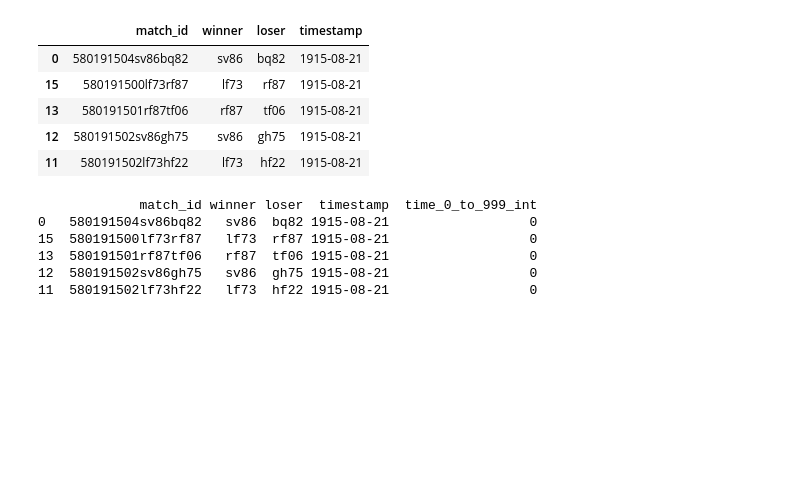
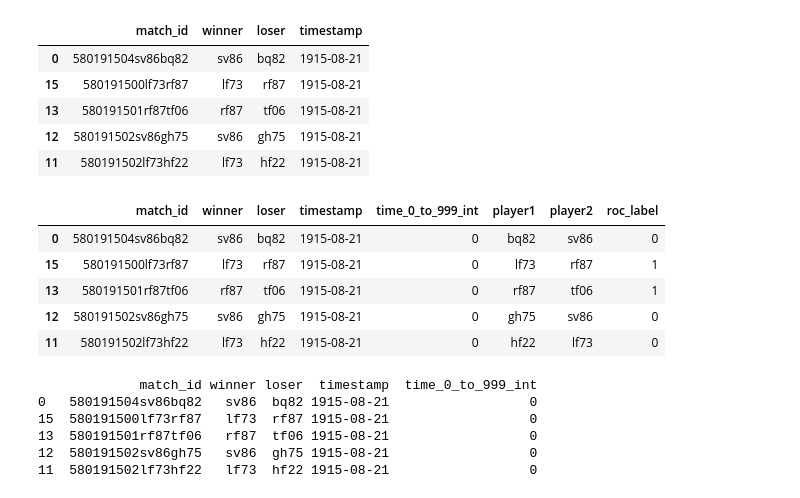
Before and after one commit to Duane321/true_theta, a Jupyter notebook: posts/trueskill/true_skill_tennis_dev.ipynb, the cells around one changed output. Cells and saved outputs as stored; diff of their text form; code cells hidden in the pictures; blank space fills up the shorter version.

Commit message:
added train test split and oos eval on tennis data

```diff
--- a/posts/trueskill/true_skill_tennis_dev.ipynb
+++ b/posts/trueskill/true_skill_tennis_dev.ipynb
@@ -103,3 +103,12 @@ tennis_data_df.head()
 tennis_data_df = tennis_data_df.rename(columns={'w1_id': 'winner', 'l1_id': 'loser', 'time_end': 'timestamp'})
 # %%
 tennis_data_df = tennis_data_df.sort_values('timestamp')
+# %%
+tennis_data_df.head()
+# %% [output]
+|  | match_id | winner | loser | timestamp | time_0_to_999_int | player1 | player2 | roc_label |
+| 0 | 580191504sv86bq82 | sv86 | bq82 | 1915-08-21 | 0 | bq82 | sv86 | 0 |
+| 15 | 580191500lf73rf87 | lf73 | rf87 | 1915-08-21 | 0 | lf73 | rf87 | 1 |
+| 13 | 580191501rf87tf06 | rf87 | tf06 | 1915-08-21 | 0 | rf87 | tf06 | 1 |
+| 12 | 580191502sv86gh75 | sv86 | gh75 | 1915-08-21 | 0 | gh75 | sv86 | 0 |
+| 11 | 580191502lf73hf22 | lf73 | hf22 | 1915-08-21 | 0 | hf22 | lf73 | 0 |
```
Also changed, not shown: parts of 1 cell of this notebook, 7 other files.
